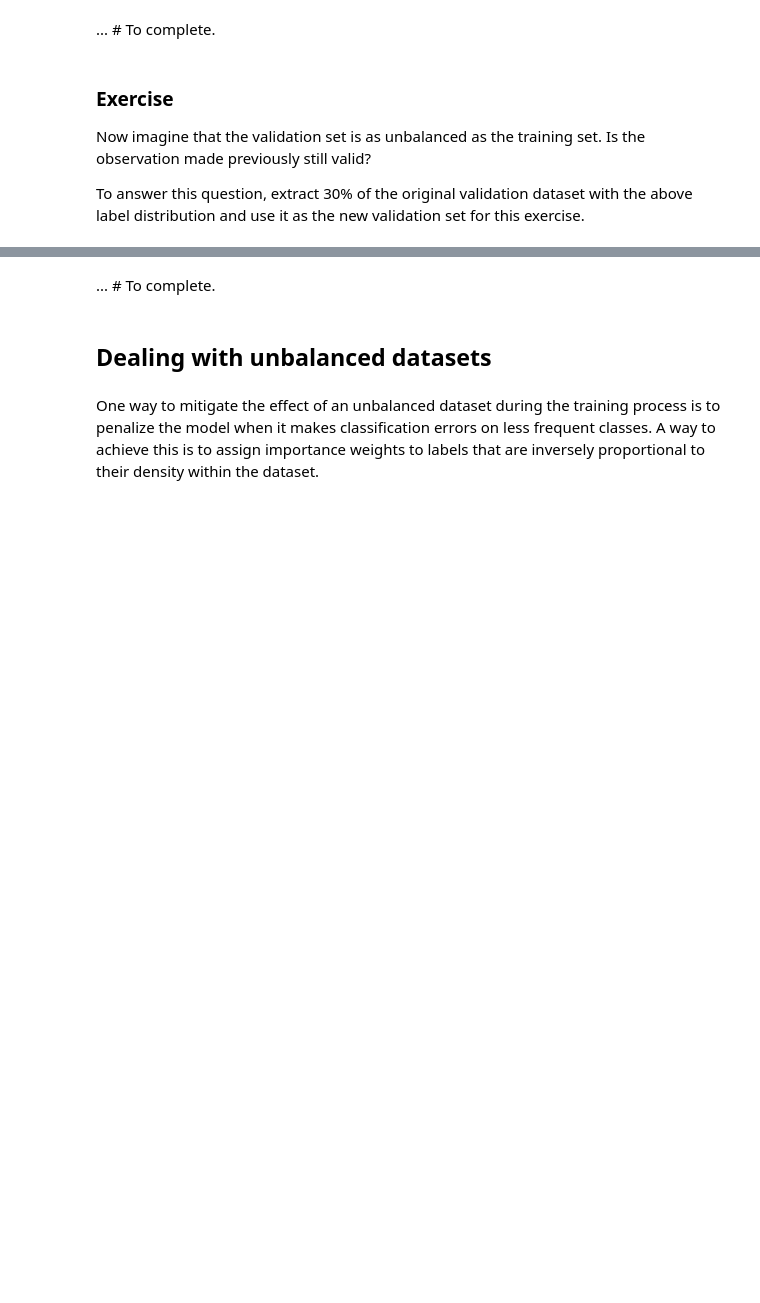
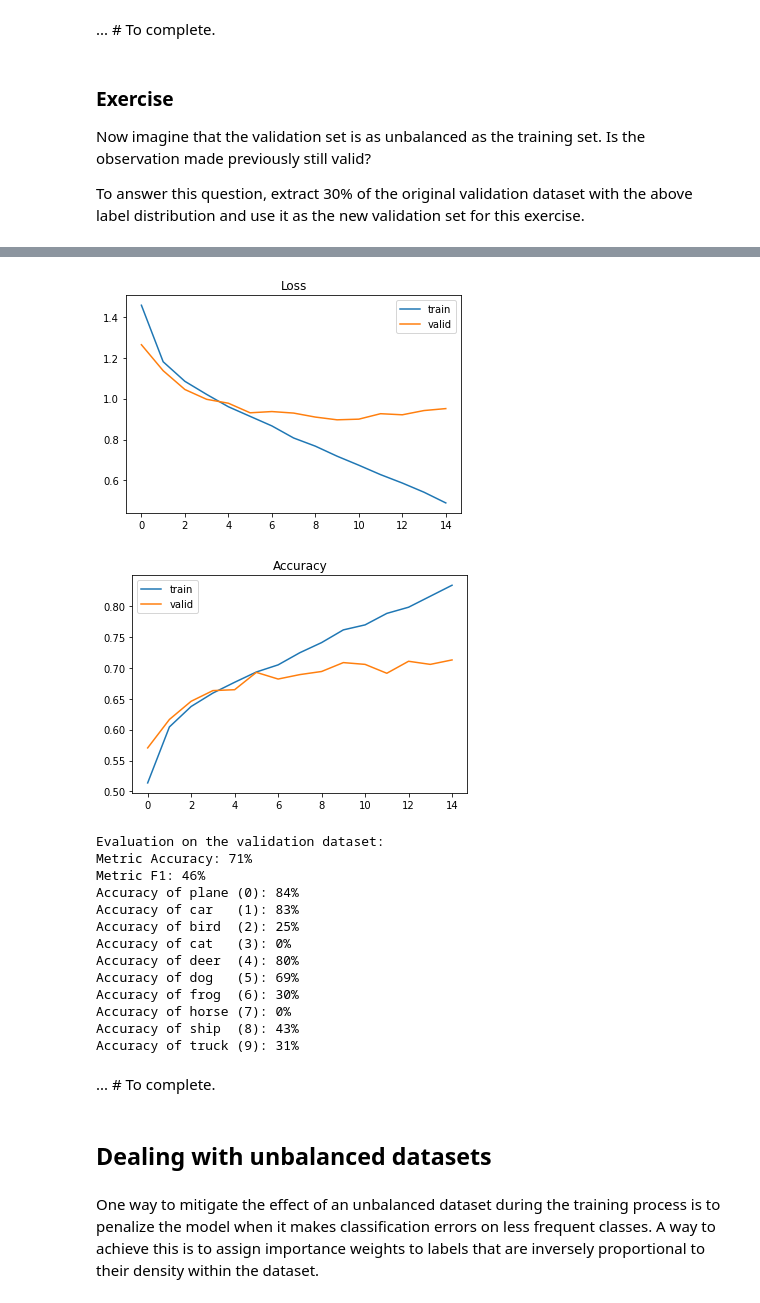
Before and after one commit to jpt31733/ExData_Plotting1, a Jupyter notebook: tutorial1_data_exercise.ipynb, the cells around one changed output, grey strips where cells are left out. Cells and saved outputs as stored; diff of their text form; code cells hidden in the pictures; blank space fills up the shorter version.

```diff
--- a/tutorial1_data_exercise.ipynb
+++ b/tutorial1_data_exercise.ipynb
@@ -1198,11 +1230,12 @@ Now imagine that the validation set is as unbalanced as the training set. Is the
 To answer this question, extract 30% of the original validation dataset with the above label distribution and use it as the new validation set for this exercise.
 # %%
 # select 30% of the validation dataset with the provided label distribution
-unb_valid_imgs, unb_valid_labels = ... # To complete.
+unb_valid_imgs, unb_valid_labels = select_subset_from_dataset_with_label_dist(valid_imgs, valid_labels, label_distribution, ratio=0.3)
 
 
 # training on using the unbalanced training and validation sets
-modelUnbal = ... # To complete.
+modelUnbal = training_on_dataset(select_imgs, select_labels, unb_valid_imgs, unb_valid_labels, 15, batch_size=32, metrics={'Accuracy': accuracy})
 
 # evaluate on the unbalanced validation dataset
-_ = ... # To complete.
+_ = evaluate_classes(modelUnbal, unb_valid_imgs, unb_valid_labels, batch_size=32, metrics={'Accuracy': accuracy, 'F1': f1_score})
+# %% [output]
@@ -1209,3 +1257,18 @@ _ = ... # To complete.
+[figure, added]
+[figure, added]
+Evaluation on the validation dataset:
+Metric Accuracy: 71%
+Metric F1: 46%
+Accuracy of plane (0): 84%
+Accuracy of car   (1): 83%
+Accuracy of bird  (2): 25%
+Accuracy of cat   (3): 0%
+Accuracy of deer  (4): 80%
+Accuracy of dog   (5): 69%
+Accuracy of frog  (6): 30%
+Accuracy of horse (7): 0%
+Accuracy of ship  (8): 43%
+Accuracy of truck (9): 31%
 # %% [markdown]
 ... # To complete.
 # %% [markdown]
```
Also changed, not shown: parts of 5 cells of this notebook.
